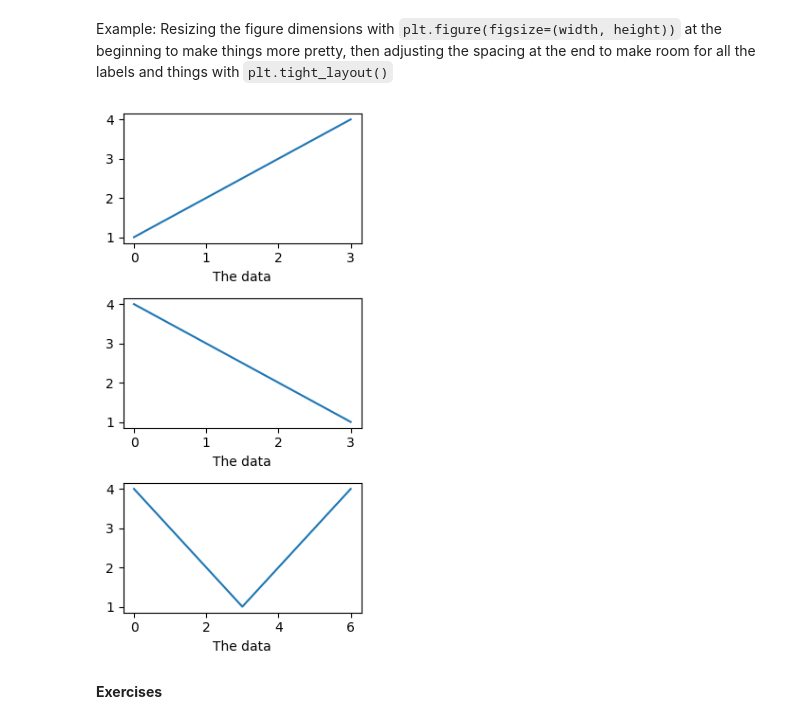
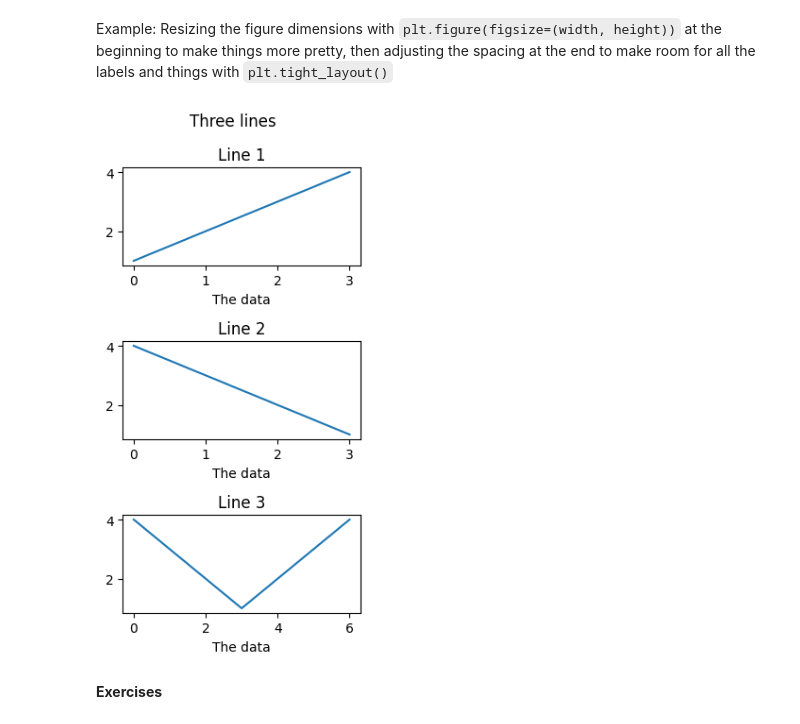
Before and after one commit to CodingForScientists/Intro2PythonMPI2022, a Jupyter notebook: Day1/1-5-PlottingWithMatplotlib.exercise.ipynb, the cells around one changed output. Drawn from its saved outputs; the diff is of its cells as text; code cells hidden in the pictures.

```diff
--- a/Day1/1-5-PlottingWithMatplotlib.exercise.ipynb
+++ b/Day1/1-5-PlottingWithMatplotlib.exercise.ipynb
@@ -211,22 +218,26 @@ Text(0.5, 0, 'The data')
 Example: Resizing the figure dimensions with `plt.figure(figsize=(width, height))` at the beginning to make things more pretty, then adjusting the spacing at the end to make room for all the labels and things with `plt.tight_layout()`
 # %%
 plt.figure(figsize=(3, 6))
+plt.suptitle("Three lines")
 
 plt.subplot(3, 1, 1)
 plt.plot([1, 2, 3, 4])
+plt.title("Line 1")
 plt.xlabel('The data')
 
 plt.subplot(3, 1, 2)
 plt.plot([4, 3, 2, 1])
+plt.title("Line 2")
 plt.xlabel('The data')
 
 plt.subplot(3, 1, 3)
 plt.plot([4, 3, 2, 1, 2, 3, 4])
+plt.title("Line 3")
 plt.xlabel('The data')
 
 plt.tight_layout()
 # %% [output]
-[figure, old version]
+[figure, new version]
 # %% [markdown]
 **Exercises**
 # %% [markdown]
```
Also changed, not shown: parts of 2 cells of this notebook, 2 other files.
